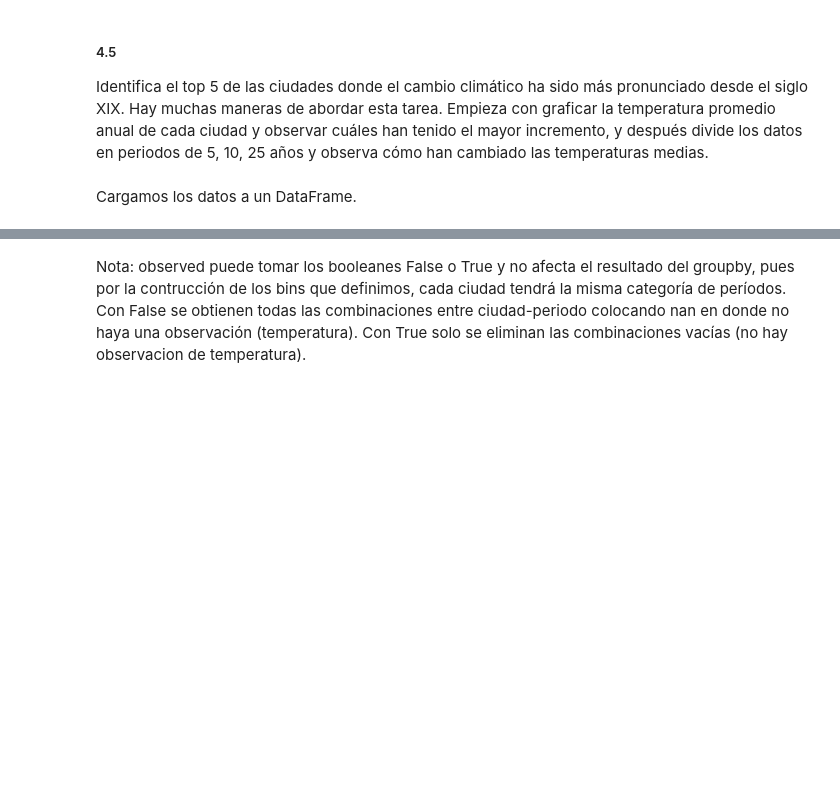
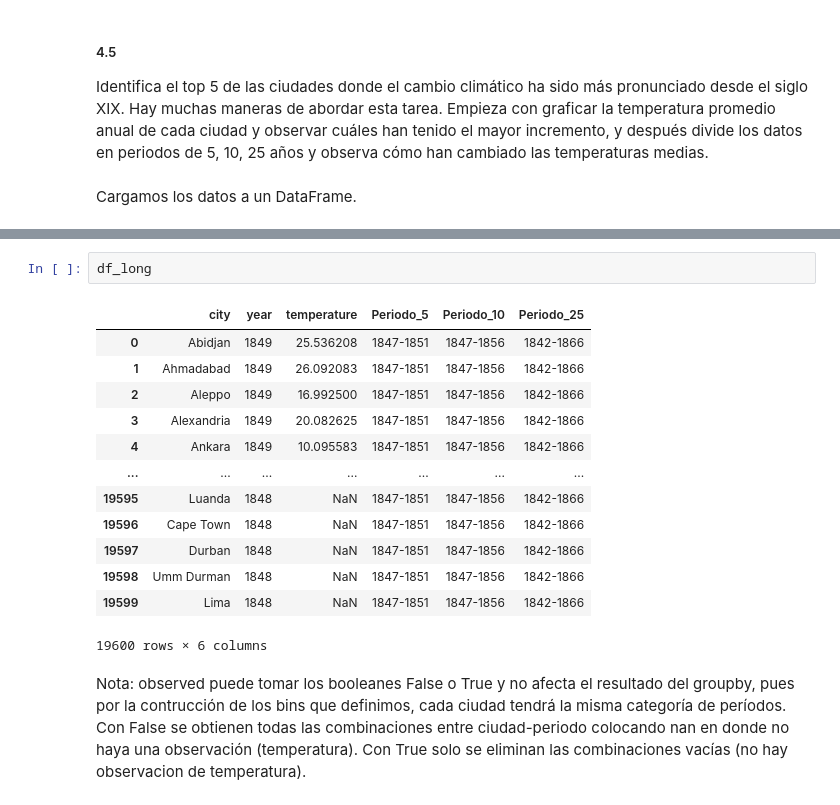
Before and after one commit to RodrigoRiveraRico/data_science_FCiencias, a Jupyter notebook: Clase_3/Clase_3.ipynb, the cells around one changed output, grey strips where cells are left out. Saved outputs shown, nothing was run; the diff lists cells and outputs as text; blank space fills up the shorter version.

```diff
--- a/Clase_3/Clase_3.ipynb
+++ b/Clase_3/Clase_3.ipynb
@@ -428,2 +494,18 @@ plt.show()
+# %%
+df_long
+# %% [output]
+|  | city | year | temperature | Periodo_5 | Periodo_10 | Periodo_25 |
+| 0 | Abidjan | 1849 | 25.536208 | 1847-1851 | 1847-1856 | 1842-1866 |
+| 1 | Ahmadabad | 1849 | 26.092083 | 1847-1851 | 1847-1856 | 1842-1866 |
+| 2 | Aleppo | 1849 | 16.992500 | 1847-1851 | 1847-1856 | 1842-1866 |
+| 3 | Alexandria | 1849 | 20.082625 | 1847-1851 | 1847-1856 | 1842-1866 |
+| 4 | Ankara | 1849 | 10.095583 | 1847-1851 | 1847-1856 | 1842-1866 |
+| ... | ... | ... | ... | ... | ... | ... |
+| 19595 | Luanda | 1848 | NaN | 1847-1851 | 1847-1856 | 1842-1866 |
+| 19596 | Cape Town | 1848 | NaN | 1847-1851 | 1847-1856 | 1842-1866 |
+| 19597 | Durban | 1848 | NaN | 1847-1851 | 1847-1856 | 1842-1866 |
+| 19598 | Umm Durman | 1848 | NaN | 1847-1851 | 1847-1856 | 1842-1866 |
+| 19599 | Lima | 1848 | NaN | 1847-1851 | 1847-1856 | 1842-1866 |
+19600 rows × 6 columns
 # %% [markdown]
 Nota: observed puede tomar los booleanes False o True y no afecta el resultado del groupby, pues por la contrucción de los bins que definimos, cada ciudad tendrá la misma categoría de períodos. Con False se obtienen todas las combinaciones entre ciudad-periodo colocando nan en donde no haya una observación (temperatura). Con True solo se eliminan las combinaciones vacías (no hay observacion de temperatura).
```
Also changed, not shown: parts of 20 cells of this notebook.
